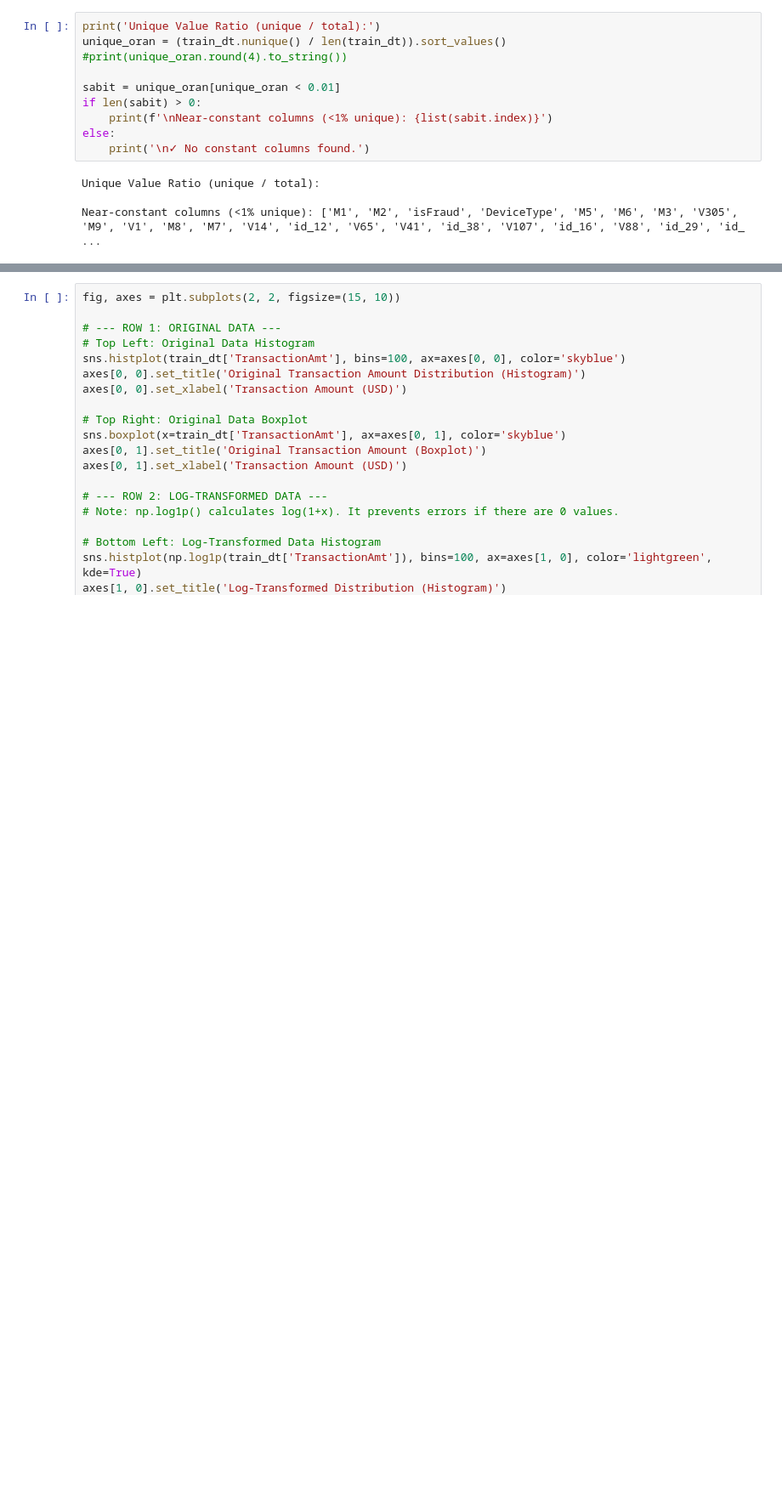
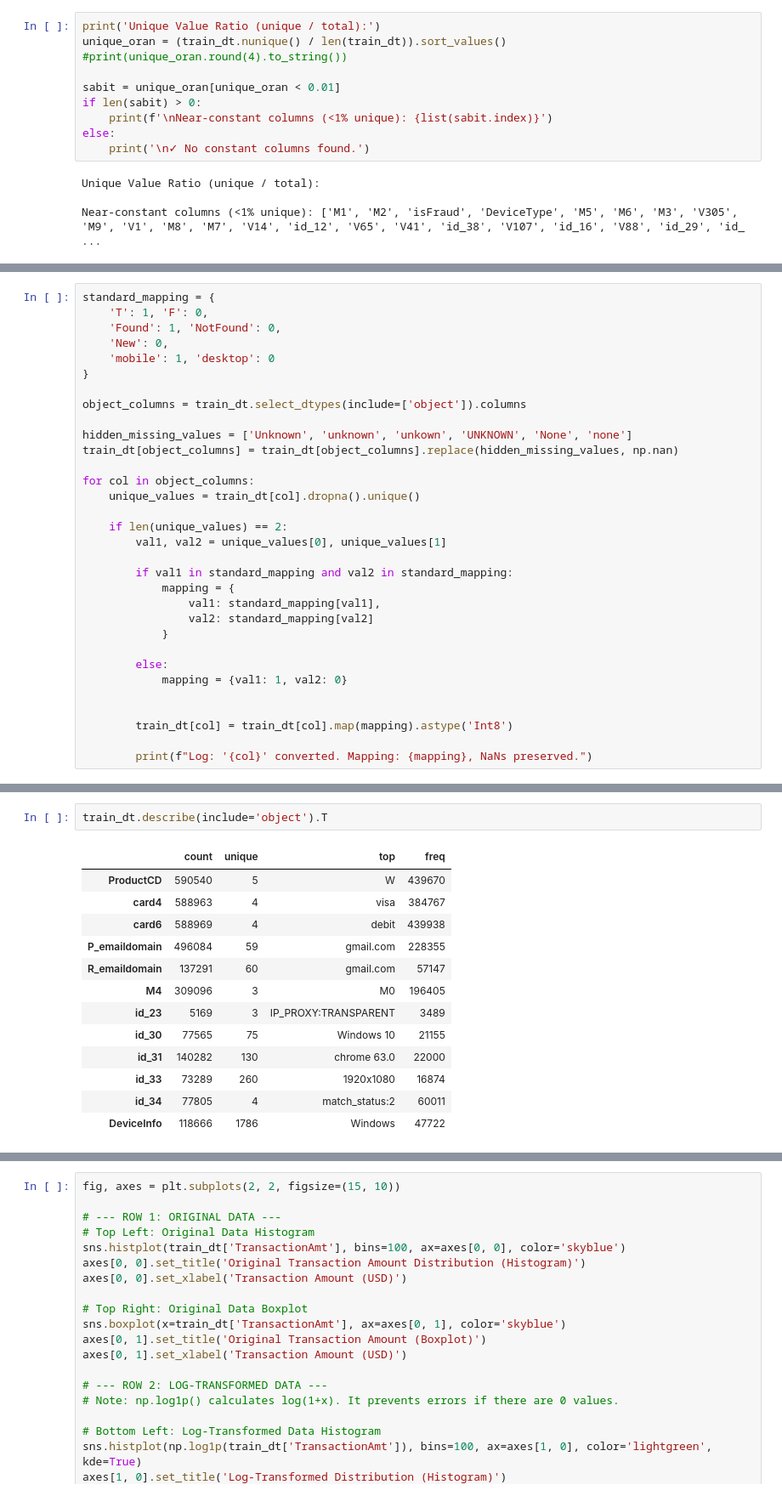
Before and after one commit to baykalfurkan/credit_card_fraud_detection, a Jupyter notebook: notebooks/01_data_exploration.ipynb, the cells around one changed output, grey strips where cells are left out. Shown at 85% size. Drawn from its saved outputs; the diff is of its cells as text; blank space fills up the shorter version.

```diff
--- a/notebooks/01_data_exploration.ipynb
+++ b/notebooks/01_data_exploration.ipynb
@@ -232,0 +219,32 @@ for col in object_columns:
+# %%
+standard_mapping = {
+    'T': 1, 'F': 0,
+    'Found': 1, 'NotFound': 0,
+    'New': 0,
+    'mobile': 1, 'desktop': 0
+}
+
+object_columns = train_dt.select_dtypes(include=['object']).columns
+
+hidden_missing_values = ['Unknown', 'unknown', 'unkown', 'UNKNOWN', 'None', 'none']
+train_dt[object_columns] = train_dt[object_columns].replace(hidden_missing_values, np.nan)
+
+for col in object_columns:
+    unique_values = train_dt[col].dropna().unique()
+
+    if len(unique_values) == 2:
+        val1, val2 = unique_values[0], unique_values[1]
+
+        if val1 in standard_mapping and val2 in standard_mapping:
+            mapping = {
+                val1: standard_mapping[val1],
+                val2: standard_mapping[val2]
+            }
+
+        else:
+            mapping = {val1: 1, val2: 0}
+
+
+        train_dt[col] = train_dt[col].map(mapping).astype('Int8')
+
+        print(f"Log: '{col}' converted. Mapping: {mapping}, NaNs preserved.")
@@ -233,3 +271,19 @@ for col in object_columns:
+# %%
+train_dt.describe(include='object').T
+# %% [output]
+|  | count | unique | top | freq |
+| ProductCD | 590540 | 5 | W | 439670 |
+| card4 | 588963 | 4 | visa | 384767 |
+| card6 | 588969 | 4 | debit | 439938 |
+| P_emaildomain | 496084 | 59 | gmail.com | 228355 |
+| R_emaildomain | 137291 | 60 | gmail.com | 57147 |
+| M4 | 309096 | 3 | M0 | 196405 |
+| id_23 | 5169 | 3 | IP_PROXY:TRANSPARENT | 3489 |
+| id_30 | 77565 | 75 | Windows 10 | 21155 |
+| id_31 | 140282 | 130 | chrome 63.0 | 22000 |
+| id_33 | 73289 | 260 | 1920x1080 | 16874 |
+| id_34 | 77805 | 4 | match_status:2 | 60011 |
+| DeviceInfo | 118666 | 1786 | Windows | 47722 |
 # %%
 # === Missing Data Report ===
 missing_count = train_dt.isnull().sum()
```
Also changed, not shown: parts of 6 cells of this notebook.
